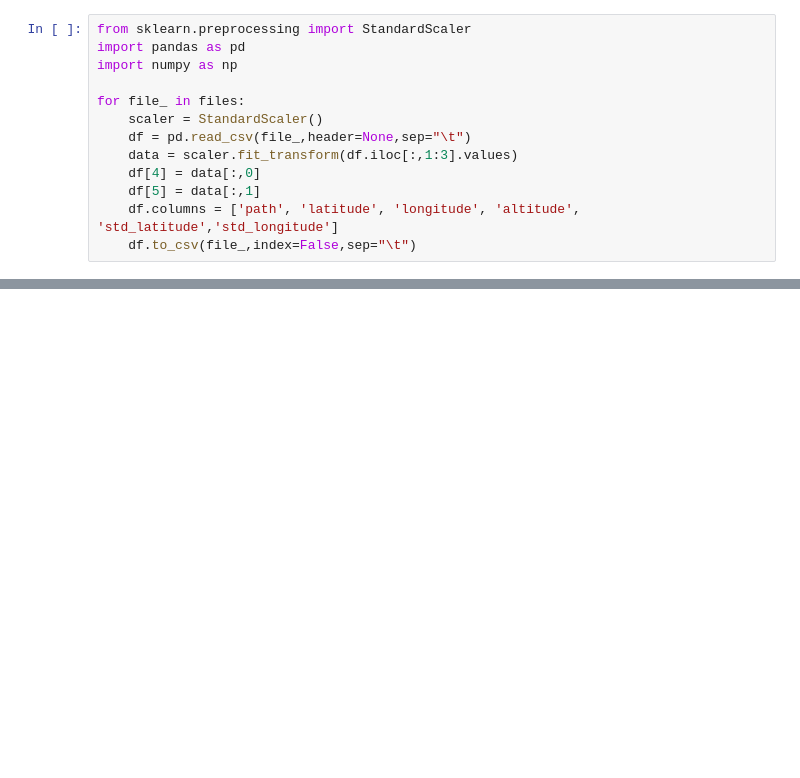
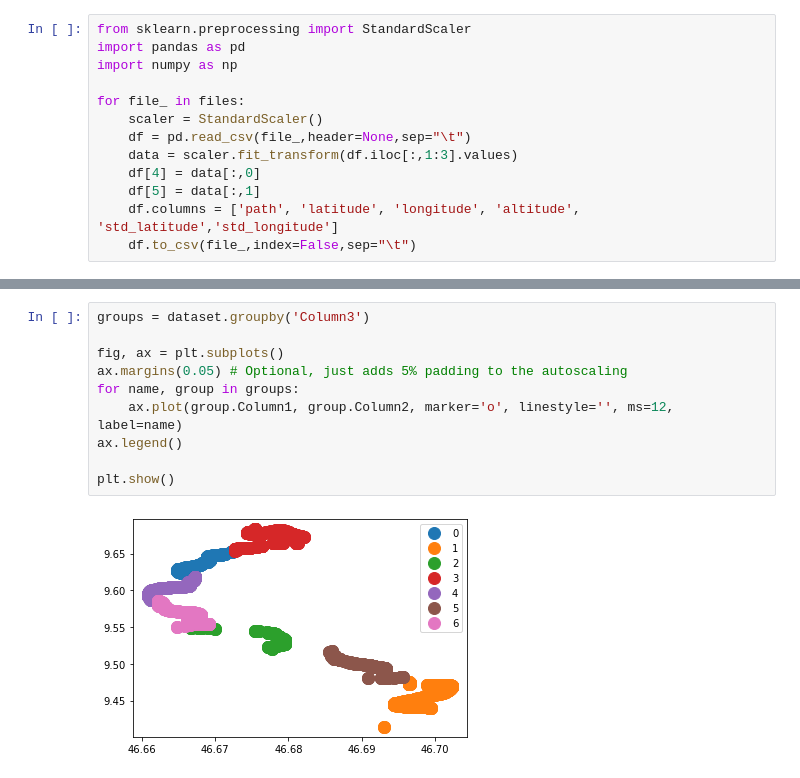
Before and after one commit to greatmerlin/nowyouseeme, a Jupyter notebook: data/preprocess.ipynb, the cells around one changed output, grey strips where cells are left out. Cells and saved outputs as stored; diff of their text form; blank space fills up the shorter version.

```diff
--- a/data/preprocess.ipynb
+++ b/data/preprocess.ipynb
@@ -54,0 +107,12 @@ plt.scatter(data[:,0],data[:,1])
+# %%
+groups = dataset.groupby('Column3')
+
+fig, ax = plt.subplots()
+ax.margins(0.05) # Optional, just adds 5% padding to the autoscaling
+for name, group in groups:
+    ax.plot(group.Column1, group.Column2, marker='o', linestyle='', ms=12, label=name)
+ax.legend()
+
+plt.show()
+# %% [output]
+[figure, added]
```
Also changed, not shown: parts of 28 cells of this notebook, 1 other file.
